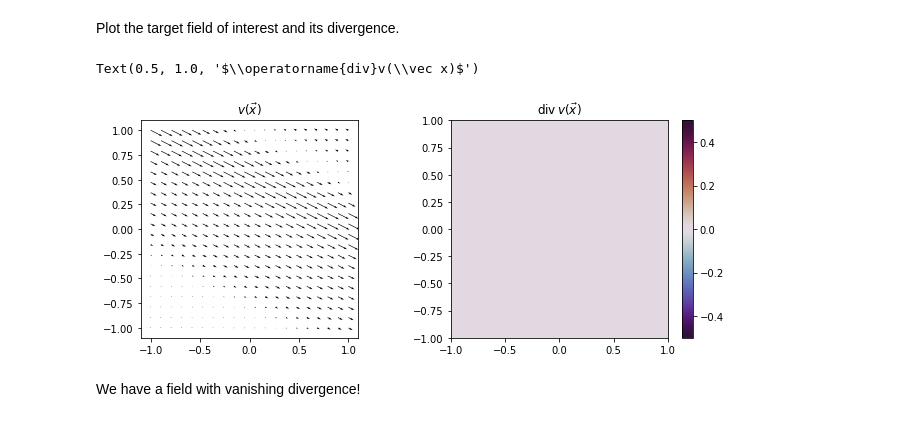
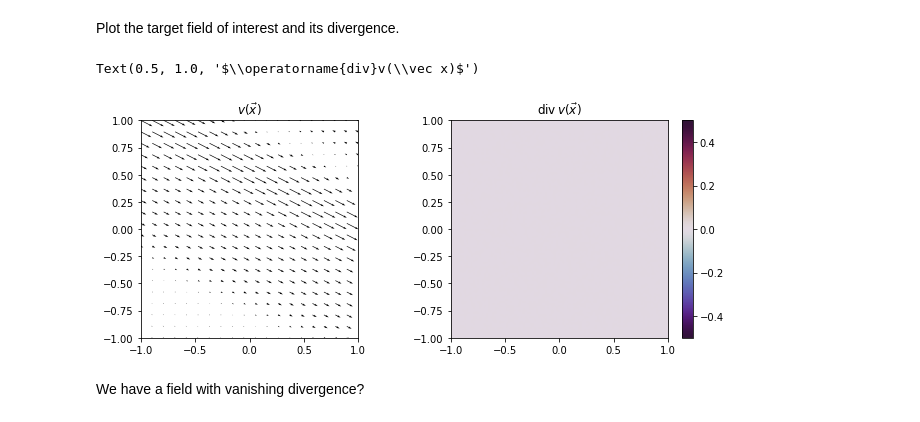
Before and after one commit to smsharma/neural-conservation-laws, a Jupyter notebook: demo.ipynb, the cells around one changed output. Saved outputs shown, nothing was run; the diff lists cells and outputs as text; code cells hidden in the pictures.

```diff
--- a/demo.ipynb
+++ b/demo.ipynb
@@ -113,21 +113,23 @@ Plot the target field of interest and its divergence.
 # %%
 fig, ax = plt.subplots(1, 2, figsize=(11, 4))
 
 # Quiver plot
 
 U, V = vmap(v)(x_mesh_quiver).T
 X, Y = x_mesh_quiver.T
 ax[0].quiver(X, Y, U, V)
 ax[0].set_aspect(1.)
 ax[0].set_title(r"$v(\vec x)$")
+ax[0].set_xlim(-extent, extent)
+ax[0].set_ylim(-extent, extent)
 
 # Divergence
 
 im = ax[1].imshow(rearrange(jnp.trace(vmap(jacfwd(v))(x_mesh), axis1=1, axis2=2), "(x y) -> x y", x=n_grid), vmin=-0.5, vmax=0.5, cmap='twilight_shifted', extent=[-extent,extent,-extent,extent])
 fig.colorbar(im, ax=ax[1])
 ax[1].set_title(r"$\operatorname{div}v(\vec x)$")
 # %% [output]
 Text(0.5, 1.0, '$\\operatorname{div}v(\\vec x)$')
-[figure, old version]
+[figure, new version]
 # %% [markdown]
-We have a field with vanishing divergence!
+We have a field with vanishing divergence?
```
Also changed, not shown: parts of 2 cells of this notebook.
